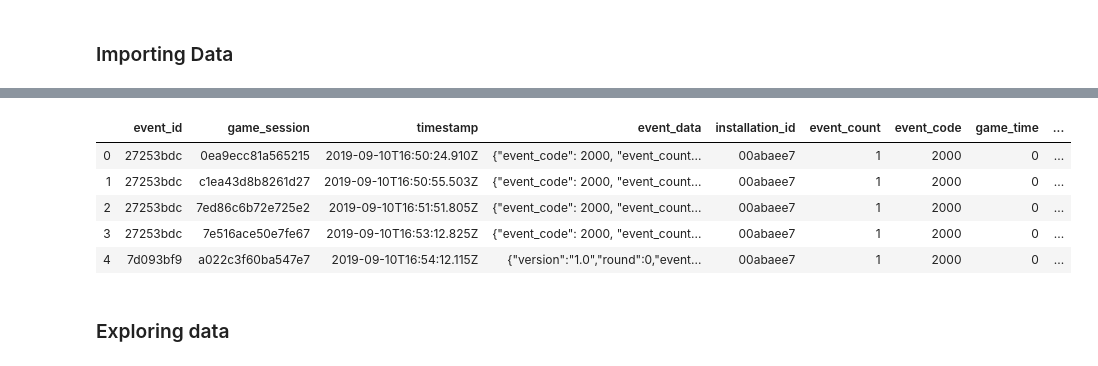
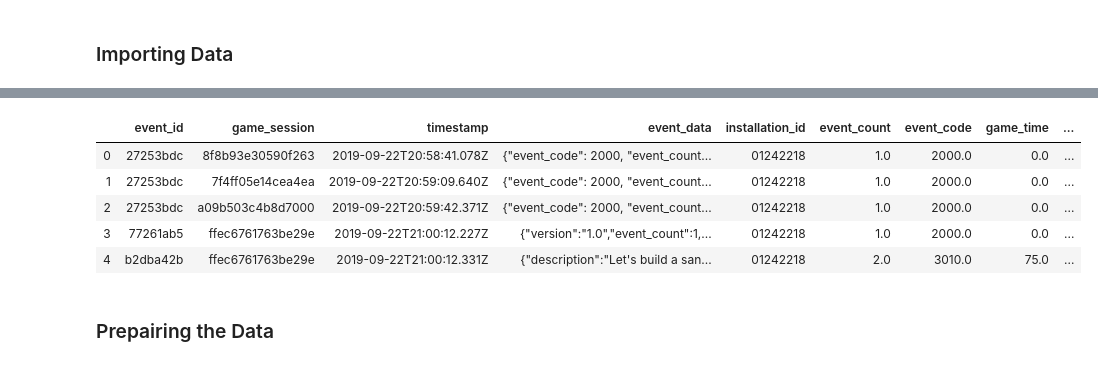
Before and after one commit to JakeCherrie/pbs-media-and-early-chieldhood-education, a Jupyter notebook: notebooks/pbs_early_learning.ipynb, the cells around one changed output, grey strips where cells are left out. Saved outputs shown, nothing was run; the diff lists cells and outputs as text; code cells hidden in the pictures.

```diff
--- a/notebooks/pbs_early_learning.ipynb
+++ b/notebooks/pbs_early_learning.ipynb
@@ -62,15 +135,14 @@ y_train.head()
 # %%
+# Loading testing set from feather
 if debug:
-    X_test = pd.read_csv("../data/test.csv", nrows=10000)
+    X_test = pd.read_feather("../data/X_test_sample.feather")
 else:
-    X_test = pd.read_csv("../data/test.csv")
+    X_test = pd.read_feather("../data/X_test.feather")
 X_test.head()
 # %% [output]
 |  | event_id | game_session | timestamp | event_data | installation_id | event_count | event_code | game_time | ... |
-| 0 | 27253bdc | 0ea9ecc81a565215 | 2019-09-10T16:50:24.910Z | {"event_code": 2000, "event_count... | 00abaee7 | 1 | 2000 | 0 | ... |
-| 1 | 27253bdc | c1ea43d8b8261d27 | 2019-09-10T16:50:55.503Z | {"event_code": 2000, "event_count... | 00abaee7 | 1 | 2000 | 0 | ... |
-| 2 | 27253bdc | 7ed86c6b72e725e2 | 2019-09-10T16:51:51.805Z | {"event_code": 2000, "event_count... | 00abaee7 | 1 | 2000 | 0 | ... |
-| 3 | 27253bdc | 7e516ace50e7fe67 | 2019-09-10T16:53:12.825Z | {"event_code": 2000, "event_count... | 00abaee7 | 1 | 2000 | 0 | ... |
-| 4 | 7d093bf9 | a022c3f60ba547e7 | 2019-09-10T16:54:12.115Z | {"version":"1.0","round":0,"event... | 00abaee7 | 1 | 2000 | 0 | ... |
+| 0 | 27253bdc | 8f8b93e30590f263 | 2019-09-22T20:58:41.078Z | {"event_code": 2000, "event_count... | 01242218 | 1.0 | 2000.0 | 0.0 | ... |
+| 1 | 27253bdc | 7f4ff05e14cea4ea | 2019-09-22T20:59:09.640Z | {"event_code": 2000, "event_count... | 01242218 | 1.0 | 2000.0 | 0.0 | ... |
+| 2 | 27253bdc | a09b503c4b8d7000 | 2019-09-22T20:59:42.371Z | {"event_code": 2000, "event_count... | 01242218 | 1.0 | 2000.0 | 0.0 | ... |
+| 3 | 77261ab5 | ffec6761763be29e | 2019-09-22T21:00:12.227Z | {"version":"1.0","event_count":1,... | 01242218 | 1.0 | 2000.0 | 0.0 | ... |
+| 4 | b2dba42b | ffec6761763be29e | 2019-09-22T21:00:12.331Z | {"description":"Let's build a san... | 01242218 | 2.0 | 3010.0 | 75.0 | ... |
-# %% [markdown]
-### Exploring data
@@ -77 +154,3 @@ X_test.head()
+# %% [markdown]
+### Prepairing the Data
 # %%
```
Also changed, not shown: parts of 22 cells of this notebook, 1 other file.
